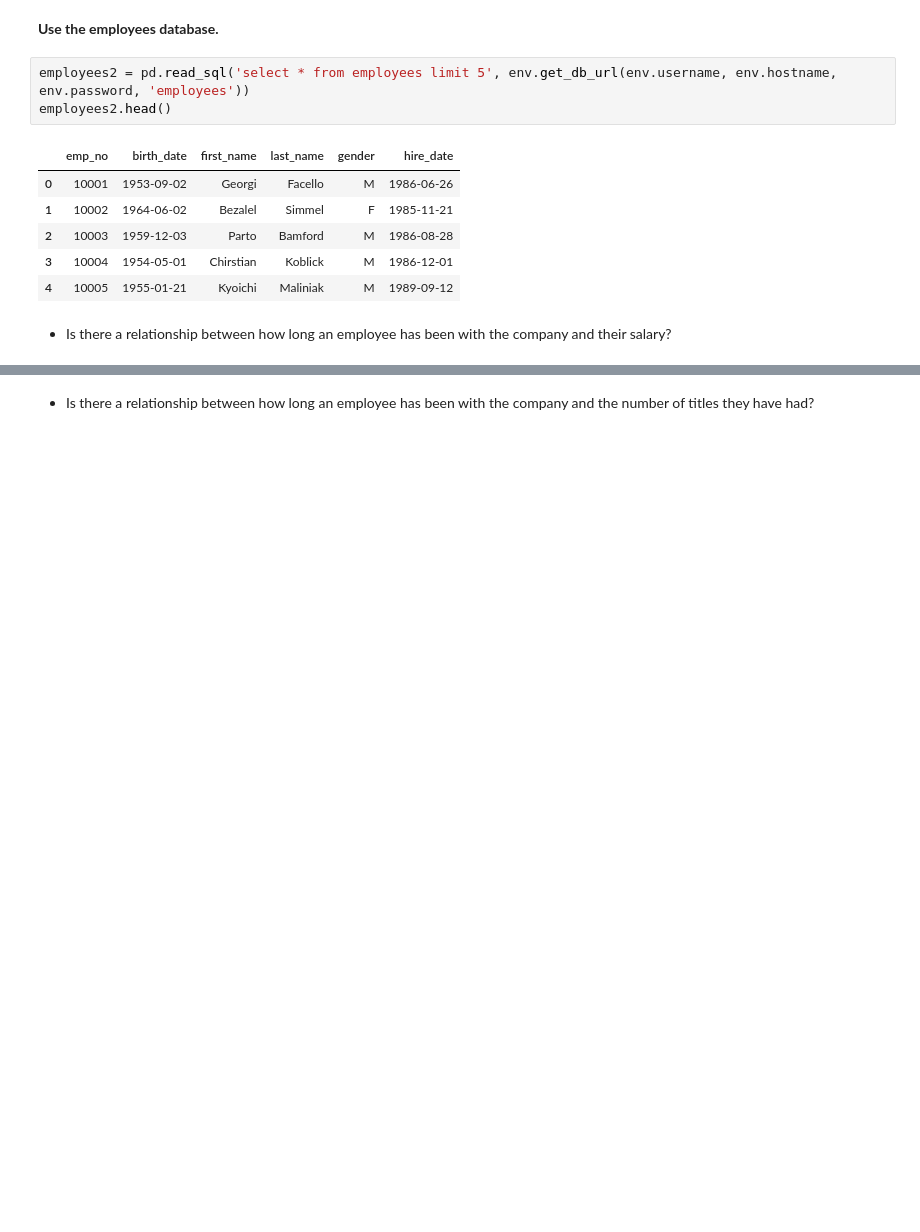
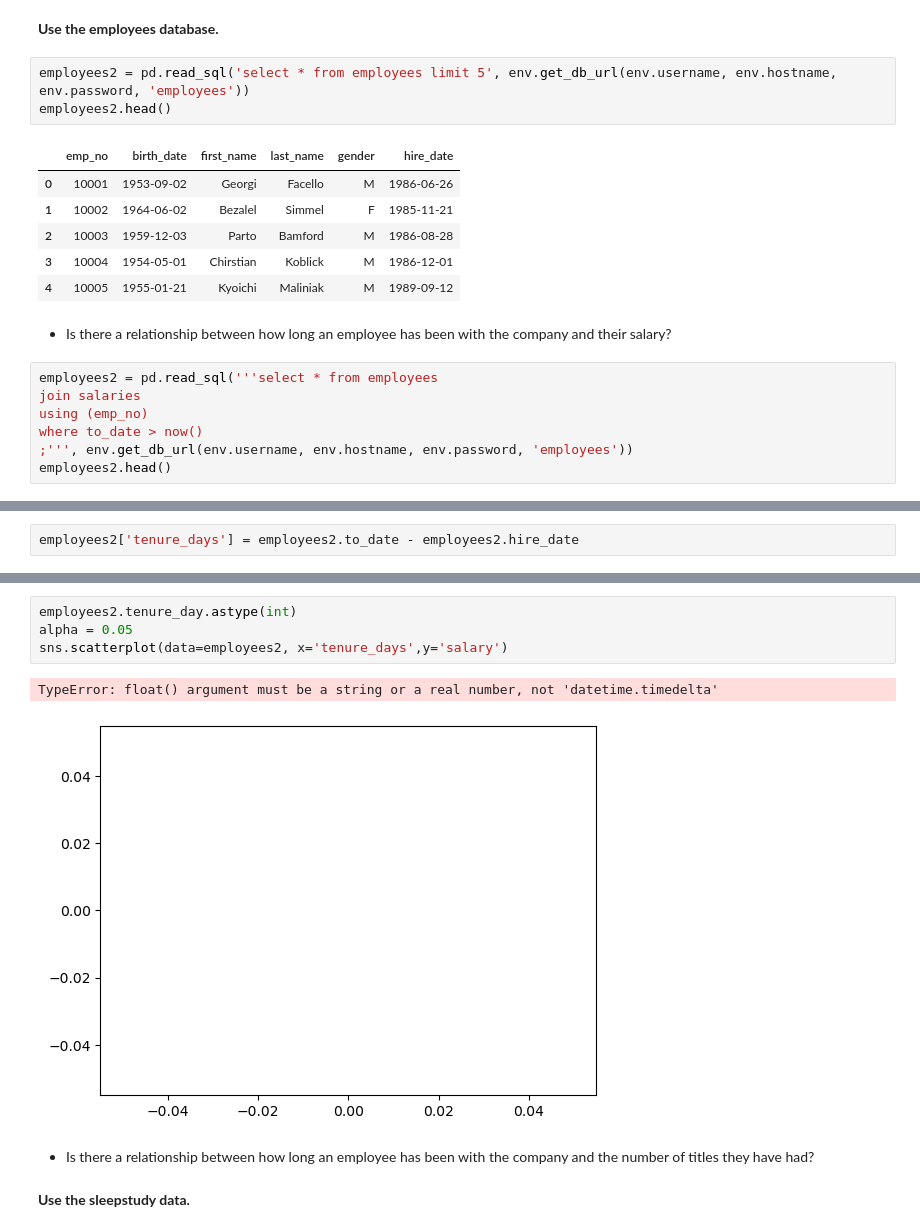
Before and after one commit to Jacob-Ball22/stats-exercises, a Jupyter notebook: hypothesis_testing.ipynb, the cells around one changed output, grey strips where cells are left out. Cells and saved outputs as stored; diff of their text form; blank space fills up the shorter version.

```diff
--- a/hypothesis_testing.ipynb
+++ b/hypothesis_testing.ipynb
@@ -452,3 +410,10 @@ employees2.head()
 | 4 | 10005 | 1955-01-21 | Kyoichi | Maliniak | M | 1989-09-12 |
 # %% [markdown]
 * Is there a relationship between how long an employee has been with the company and their salary?
+# %%
+employees2 = pd.read_sql('''select * from employees
+join salaries
+using (emp_no)
+where to_date > now()
+;''', env.get_db_url(env.username, env.hostname, env.password, 'employees'))
+employees2.head()
@@ -454,0 +427,2 @@ employees2.head()
+# %%
+employees2['tenure_days'] = employees2.to_date - employees2.hire_date
@@ -455,2 +442,11 @@ employees2.head()
+# %%
+employees2.tenure_day.astype(int)
+alpha = 0.05
+sns.scatterplot(data=employees2, x='tenure_days',y='salary')
+# %% [output]
+TypeError: float() argument must be a string or a real number, not 'datetime.timedelta'
+[figure, added]
 # %% [markdown]
 * Is there a relationship between how long an employee has been with the company and the number of titles they have had?
+# %% [markdown]
+**Use the sleepstudy data.**
```
Also changed, not shown: parts of 45 cells of this notebook.
